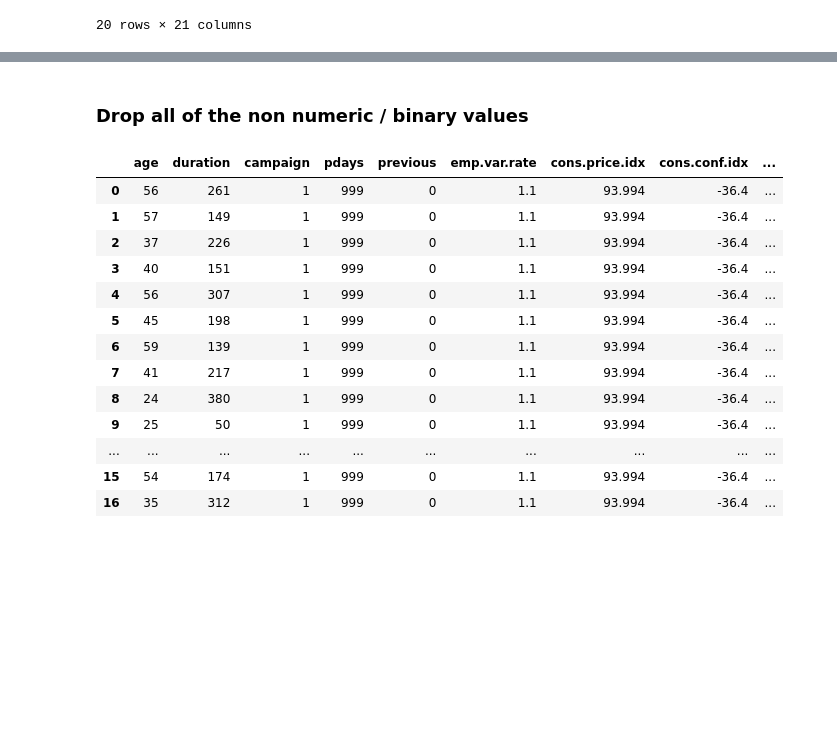
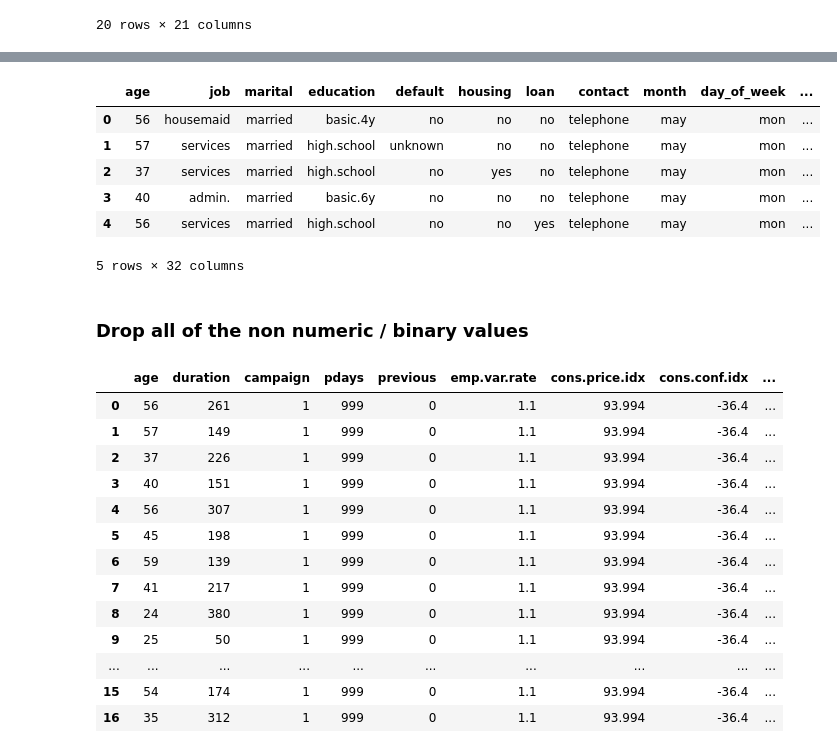
Before and after one commit to Liomat97/AQM-UCI-Machine-Learning, a Jupyter notebook: AQM Test.ipynb, the cells around one changed output, grey strips where cells are left out. Saved outputs shown, nothing was run; the diff lists cells and outputs as text; code cells hidden in the pictures; blank space fills up the shorter version.

```diff
--- a/AQM Test.ipynb
+++ b/AQM Test.ipynb
@@ -344,3 +198,29 @@ data_clean['poutcome2'] = np.select(conditions_poutcome, values_poutcome)
+# %%
+# https://www.youtube.com/watch?v=RehA-5OjTN4&t=295s
+# https://scikit-learn.org/stable/modules/generated/sklearn.preprocessing.LabelEncoder.html
+
+from sklearn.preprocessing import LabelEncoder
+
+le = LabelEncoder()
+data_clean['job2'] = le.fit_transform(data_clean.job)
+data_clean['marital2'] = le.fit_transform(data_clean.marital)
+data_clean['education2'] = le.fit_transform(data_clean.education)
+data_clean['default2'] = le.fit_transform(data_clean.default)
+data_clean['housing2'] = le.fit_transform(data_clean.housing)
+data_clean['loan2'] = le.fit_transform(data_clean.loan)
+data_clean['contact2'] = le.fit_transform(data_clean.contact)
+data_clean['month2'] = le.fit_transform(data_clean.month)
+data_clean['day_of_week2'] = le.fit_transform(data_clean.day_of_week)
+data_clean['poutcome2'] = le.fit_transform(data_clean.poutcome)
+data_clean.head()
+# %% [output]
+|  | age | job | marital | education | default | housing | loan | contact | month | day_of_week | ... |
+| 0 | 56 | housemaid | married | basic.4y | no | no | no | telephone | may | mon | ... |
+| 1 | 57 | services | married | high.school | unknown | no | no | telephone | may | mon | ... |
+| 2 | 37 | services | married | high.school | no | yes | no | telephone | may | mon | ... |
+| 3 | 40 | admin. | married | basic.6y | no | no | no | telephone | may | mon | ... |
+| 4 | 56 | services | married | high.school | no | no | yes | telephone | may | mon | ... |
+5 rows × 32 columns
 # %% [markdown]
 ### Drop all of the non numeric / binary values
 # %%
```
Also changed, not shown: parts of 26 cells of this notebook, 1 other file.
